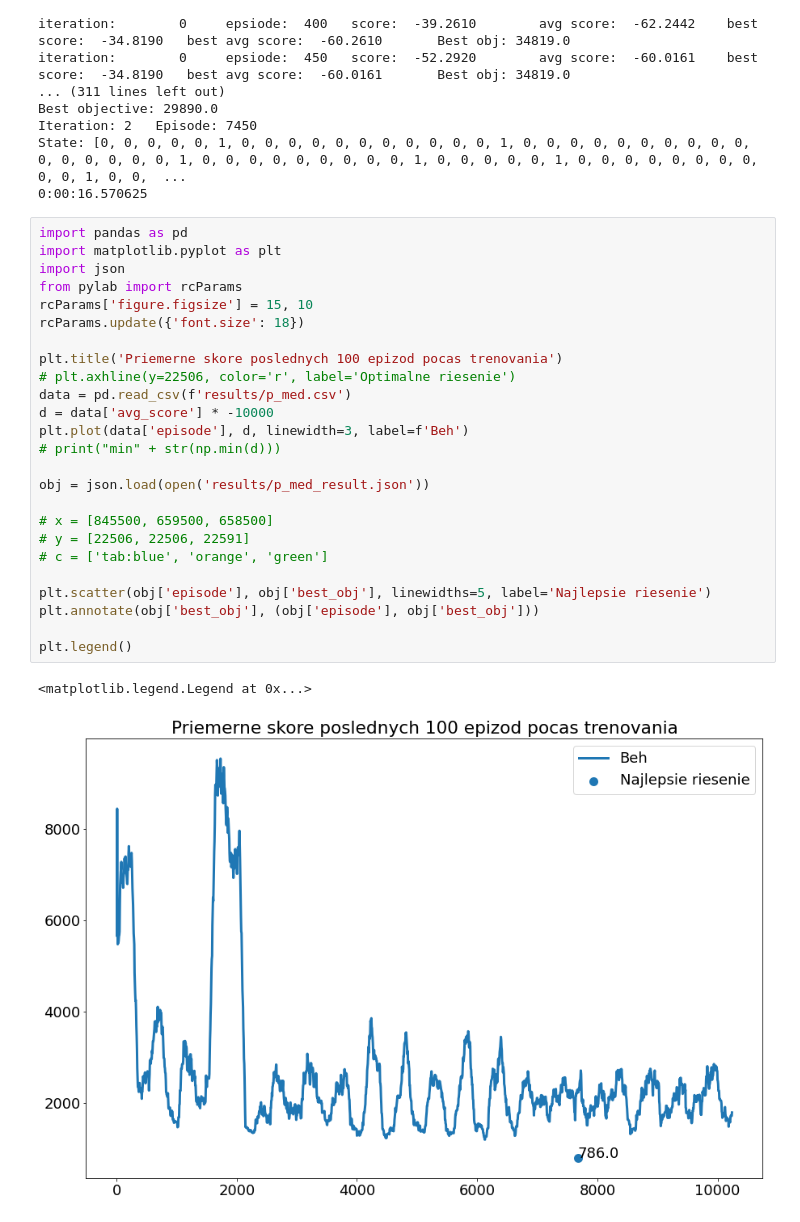
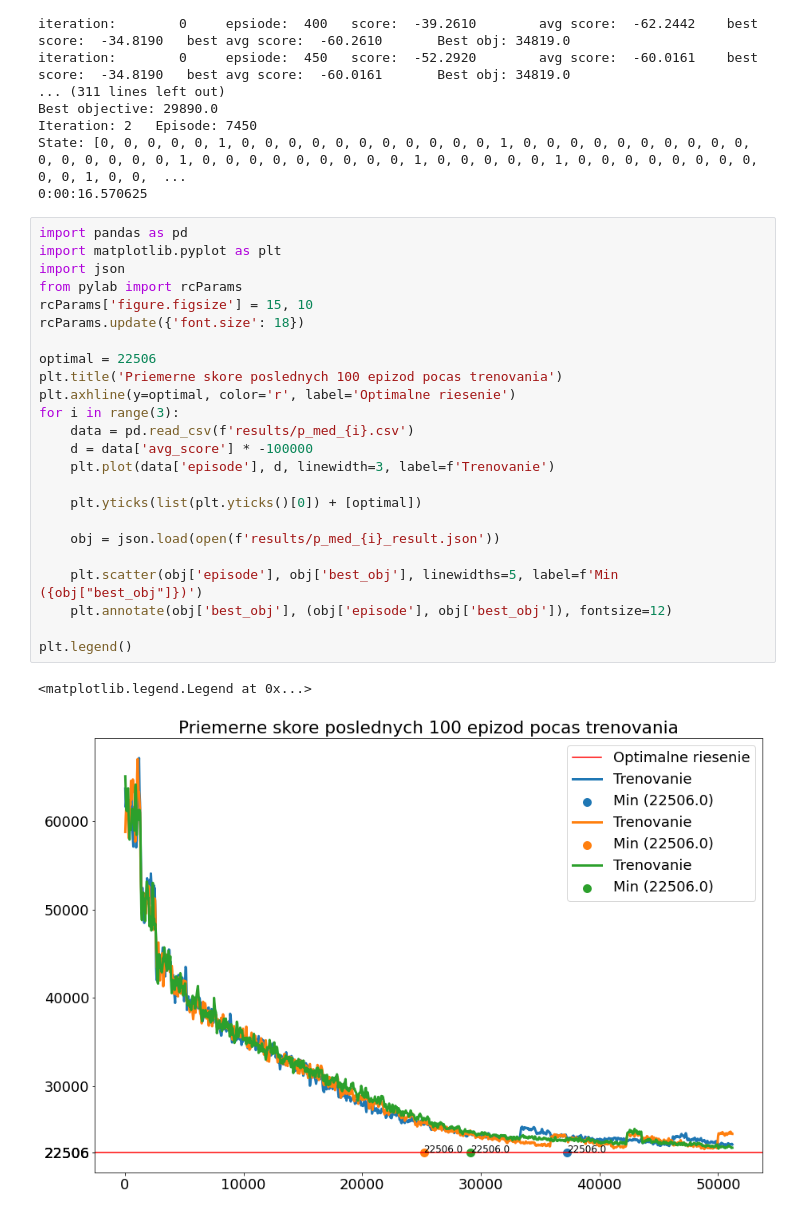
Before and after one commit to Ed-zo/rl-optimization, a Jupyter notebook: notebook.ipynb, the cells around one changed output. Saved outputs shown, nothing was run; the diff lists cells and outputs as text.

```diff
--- a/notebook.ipynb
+++ b/notebook.ipynb
@@ -89,28 +89,27 @@ State: [0, 0, 0, 0, 0, 1, 0, 0, 0, 0, 0, 0, 0, 0, 0, 0, 0, 1, 0, 0, 0, 0, 0, 0,
 # %%
 import pandas as pd
 import matplotlib.pyplot as plt
 import json
 from pylab import rcParams
 rcParams['figure.figsize'] = 15, 10
 rcParams.update({'font.size': 18})
 
+optimal = 22506
 plt.title('Priemerne skore poslednych 100 epizod pocas trenovania')
-# plt.axhline(y=22506, color='r', label='Optimalne riesenie')
-data = pd.read_csv(f'results/p_med.csv')
-d = data['avg_score'] * -10000
-plt.plot(data['episode'], d, linewidth=3, label=f'Beh')
-# print("min" + str(np.min(d)))
+plt.axhline(y=optimal, color='r', label='Optimalne riesenie')
+for i in range(3):
+    data = pd.read_csv(f'results/p_med_{i}.csv')
+    d = data['avg_score'] * -100000
+    plt.plot(data['episode'], d, linewidth=3, label=f'Trenovanie')
 
-obj = json.load(open('results/p_med_result.json'))
+    plt.yticks(list(plt.yticks()[0]) + [optimal])
 
-# x = [845500, 659500, 658500]
-# y = [22506, 22506, 22591]
-# c = ['tab:blue', 'orange', 'green']
+    obj = json.load(open(f'results/p_med_{i}_result.json'))
 
-plt.scatter(obj['episode'], obj['best_obj'], linewidths=5, label='Najlepsie riesenie')
-plt.annotate(obj['best_obj'], (obj['episode'], obj['best_obj']))
+    plt.scatter(obj['episode'], obj['best_obj'], linewidths=5, label=f'Min ({obj["best_obj"]})')
+    plt.annotate(obj['best_obj'], (obj['episode'], obj['best_obj']), fontsize=12)
 
 plt.legend()
 # %% [output]
 <matplotlib.legend.Legend at 0x...>
-[figure, old version]
+[figure, new version]
```
Also changed, not shown: 2 other files.
